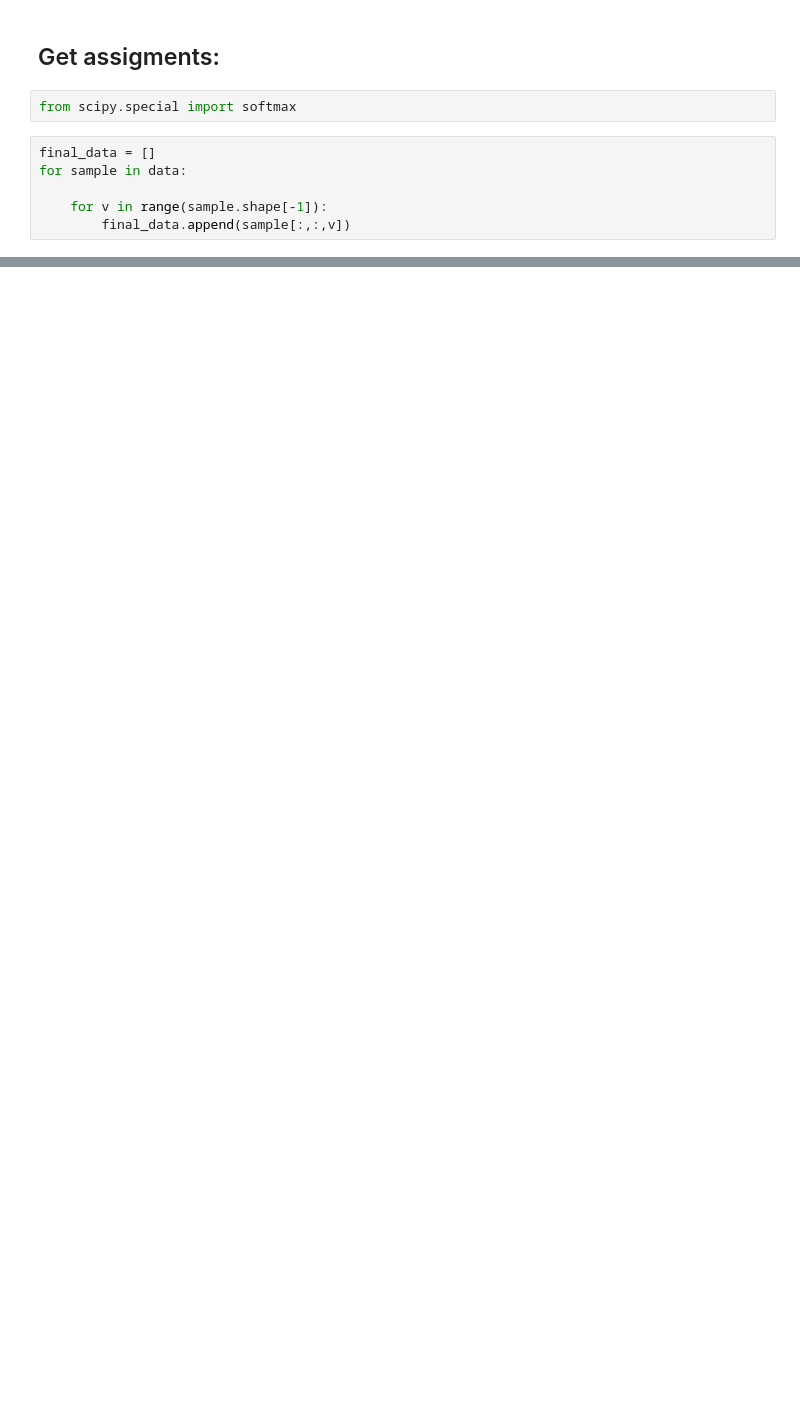
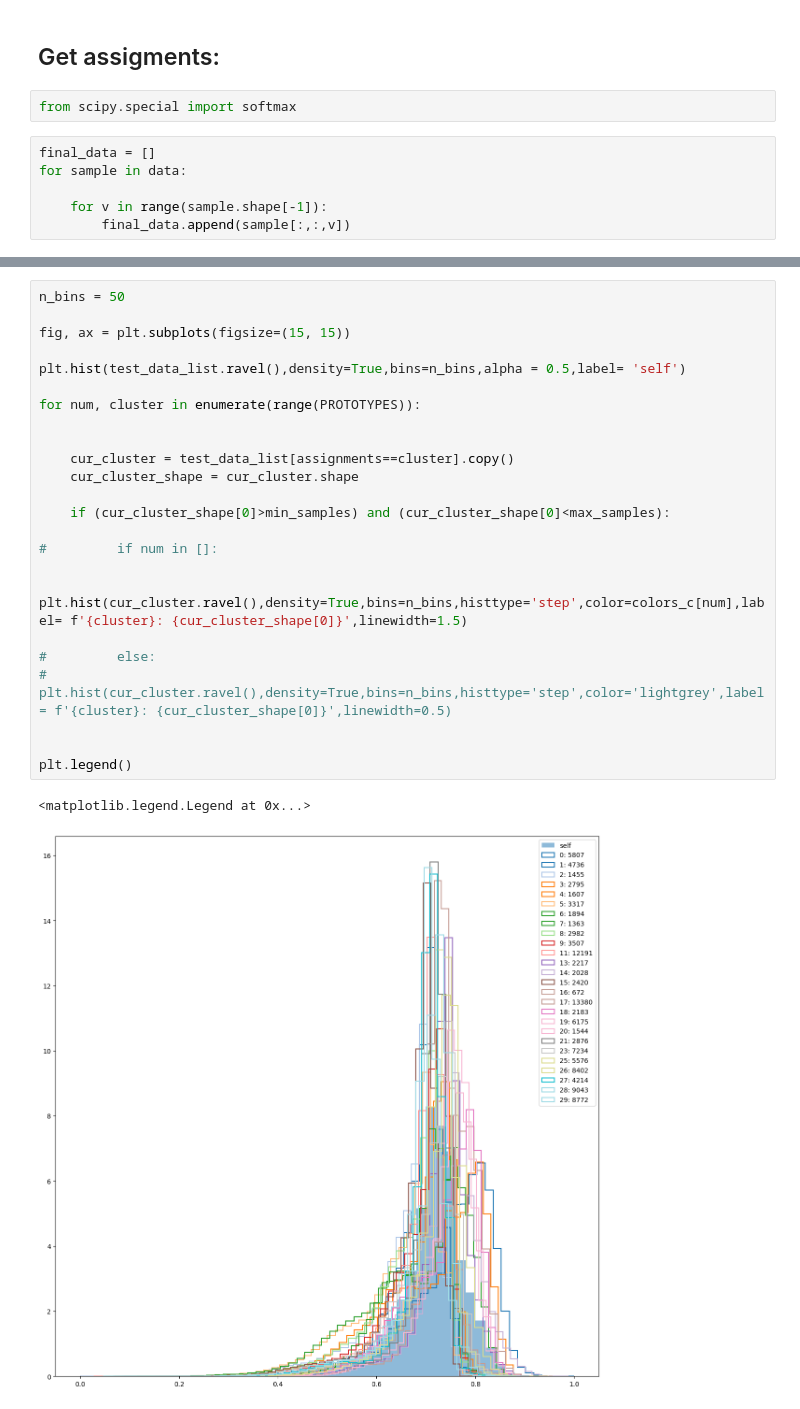
Before and after one commit to liviameinhardt/climate-clustering, a Jupyter notebook: Weather Classification.ipynb, the cells around one changed output, grey strips where cells are left out. Drawn from its saved outputs; the diff is of its cells as text; blank space fills up the shorter version.

```diff
--- a/Weather Classification.ipynb
+++ b/Weather Classification.ipynb
@@ -222,0 +275,27 @@ np.save(f'model_weights/assignments_{PROTOTYPES}',assignments,allow_pickle=False
+# %%
+n_bins = 50
+
+fig, ax = plt.subplots(figsize=(15, 15))
+
+plt.hist(test_data_list.ravel(),density=True,bins=n_bins,alpha = 0.5,label= 'self')
+
+for num, cluster in enumerate(range(PROTOTYPES)):
+
+
+    cur_cluster = test_data_list[assignments==cluster].copy()
+    cur_cluster_shape = cur_cluster.shape
+
+    if (cur_cluster_shape[0]>min_samples) and (cur_cluster_shape[0]<max_samples):
+
+#         if num in []:
+
+            plt.hist(cur_cluster.ravel(),density=True,bins=n_bins,histtype='step',color=colors_c[num],label= f'{cluster}: {cur_cluster_shape[0]}',linewidth=1.5)
+
+#         else:
+#                  plt.hist(cur_cluster.ravel(),density=True,bins=n_bins,histtype='step',color='lightgrey',label= f'{cluster}: {cur_cluster_shape[0]}',linewidth=0.5)
+
+
+plt.legend()
+# %% [output]
+<matplotlib.legend.Legend at 0x...>
+[figure, added]
```
Also changed, not shown: parts of 12 cells of this notebook.
